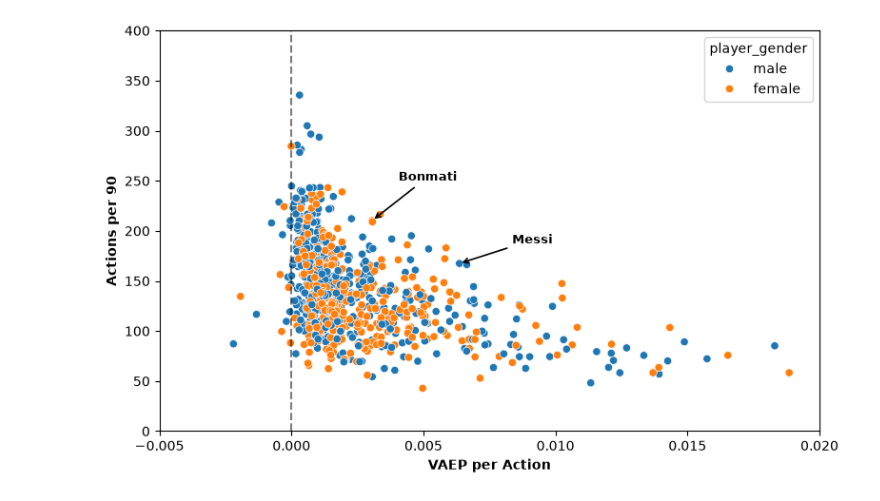
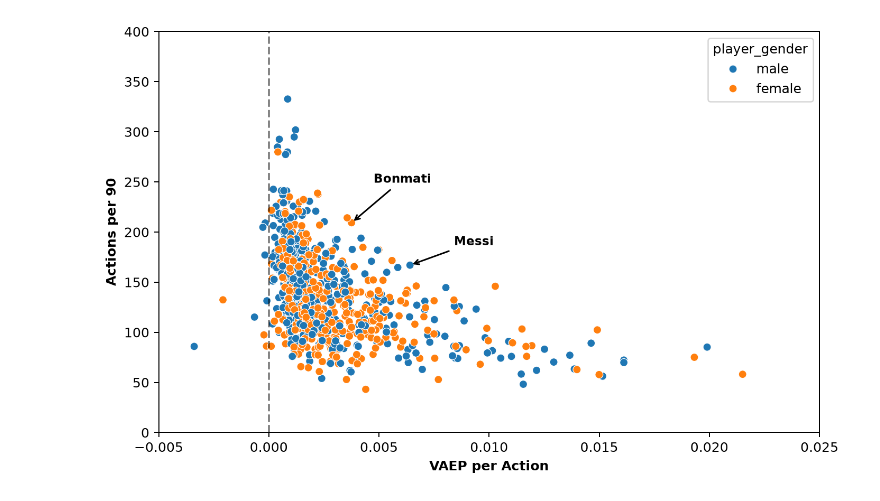
Before and after one commit to CharlieHomewood/dissertation, a Jupyter notebook: notebooks/eda.ipynb, the cells around one changed output. Drawn from its saved outputs; the diff is of its cells as text; code cells hidden in the pictures.

```diff
--- a/notebooks/eda.ipynb
+++ b/notebooks/eda.ipynb
@@ -119,23 +124,23 @@ atomic_actions_all_df["scores"] = pd.concat([y_train["scores"], y_test["scores"]
 
 del X_train, X_test, y_train, y_test
 # %%
-concedes_classifier_model = load("../models/classifiers/xgboost_baseline_concedes.pkl")
-scores_classifier_model = load("../models/classifiers/xgboost_all_scores.pkl")
+concedes_classifier_model = load("../models/classifiers/xgboost_embeddings_concedes.pkl")
+scores_classifier_model = load("../models/classifiers/xgboost_manual_scores.pkl")
 # %%
 preds_df = atomic_actions_all_df[["game_id", "action_id"]].reset_index(drop=True)
 
 preds_df["pconcedes"] = concedes_classifier_model.predict_proba(
-    atomic_actions_all_df[baseline_feature_cols].drop(["game_id", "action_id"], axis=1)
+    atomic_actions_all_df[baseline_feature_cols + spatial_embedding_feature_cols].drop(["game_id", "action_id"], axis=1)
 )[:, 1]
 
 preds_df["pscores"] = scores_classifier_model.predict_proba(
-    atomic_actions_all_df.drop(["game_id", "action_id", "concedes", "scores"], axis=1)
+    atomic_actions_all_df[baseline_feature_cols + manual_spatial_feature_cols].drop(["game_id", "action_id"], axis=1)
 )[:, 1]
 
-actions_df = actions_df.merge(preds_df, on=["game_id", "action_id"], how="left")
+atomic_actions_df = preds_df.merge(actions_df, on=["game_id", "action_id"], how="left")
 # %%
-actions_df[["offensive_value", "defensive_value", "vaep_value"]] = value(
-    actions_df,
-    actions_df["pscores"],
-    actions_df["pconcedes"]
+atomic_actions_df[["offensive_value", "defensive_value", "vaep_value"]] = value(
+    atomic_actions_df,
+    atomic_actions_df["pscores"],
+    atomic_actions_df["pconcedes"]
 )
@@ -144,7 +155,7 @@ mins_played_df = pd.DataFrame({k: v.total_seconds() / 60 for k, v in players.ite
 # %%
 mins_played_df = mins_played_df[mins_played_df["minutes_played"] > 0]
 # %%
-total_vaep_value_df = actions_df[["player_id", "vaep_value"]].groupby("player_id").agg(vaep_value=("vaep_value", "sum"), number_of_actions=("player_id", "size")).reset_index()
+total_vaep_value_df = atomic_actions_df[["player_id", "vaep_value"]].groupby("player_id").agg(vaep_value=("vaep_value", "sum"), number_of_actions=("player_id", "size")).reset_index()
 # %%
 players_mins_and_vaep_df = pd.merge(
     mins_played_df,
@@ -195,7 +206,7 @@ sns.scatterplot(
 
 plt.axvline(x=0, color="black", linestyle="--", alpha=0.5)
 
-plt.xlim(-0.005, 0.02)
+plt.xlim(-0.005, 0.025)
 plt.xlabel("VAEP per Action", fontweight="bold")
 
 plt.ylim(0, 400)
@@ -206,34 +217,34 @@ messi_row = vaep_to_actions_plot_df[
 ]
 
 messi_row = messi_row.iloc[0]
 plt.annotate(
     "Messi",
     xy=(messi_row["vaep_per_action"], messi_row["actions_per_90"]),
     xytext=(messi_row["vaep_per_action"] + 0.002, messi_row["actions_per_90"] + 20),
     arrowprops=dict(arrowstyle="->", color="black", lw=1.2),
     fontsize=9,
     fontweight="bold"
 )
 
 bonmati_row = vaep_to_actions_plot_df[
     vaep_to_actions_plot_df["player"] == "Aitana Bonmati Conca"
 ]
 
 bonmati_row = bonmati_row.iloc[0]
 plt.annotate(
     "Bonmati",
     xy=(bonmati_row["vaep_per_action"], bonmati_row["actions_per_90"]),
     xytext=(bonmati_row["vaep_per_action"] + 0.001, bonmati_row["actions_per_90"] + 40),
     arrowprops=dict(arrowstyle="->", color="black", lw=1.2),
     fontsize=9,
     fontweight="bold"
 )
 
 plt.tight_layout()
 plt.savefig("../reports/dissertation/figures/vaep_per_action_actions_per_90.png", dpi=300)
 plt.show()
 # %% [output]
-[figure, old version]
+[figure, new version]
 # %%
 player_ratings_df = (
     vaep_player_data_with_competition_df.groupby(["player_id", "player", "player_gender"], as_index=False)
```
Also changed, not shown: parts of 20 cells of this notebook, 15 other files.
